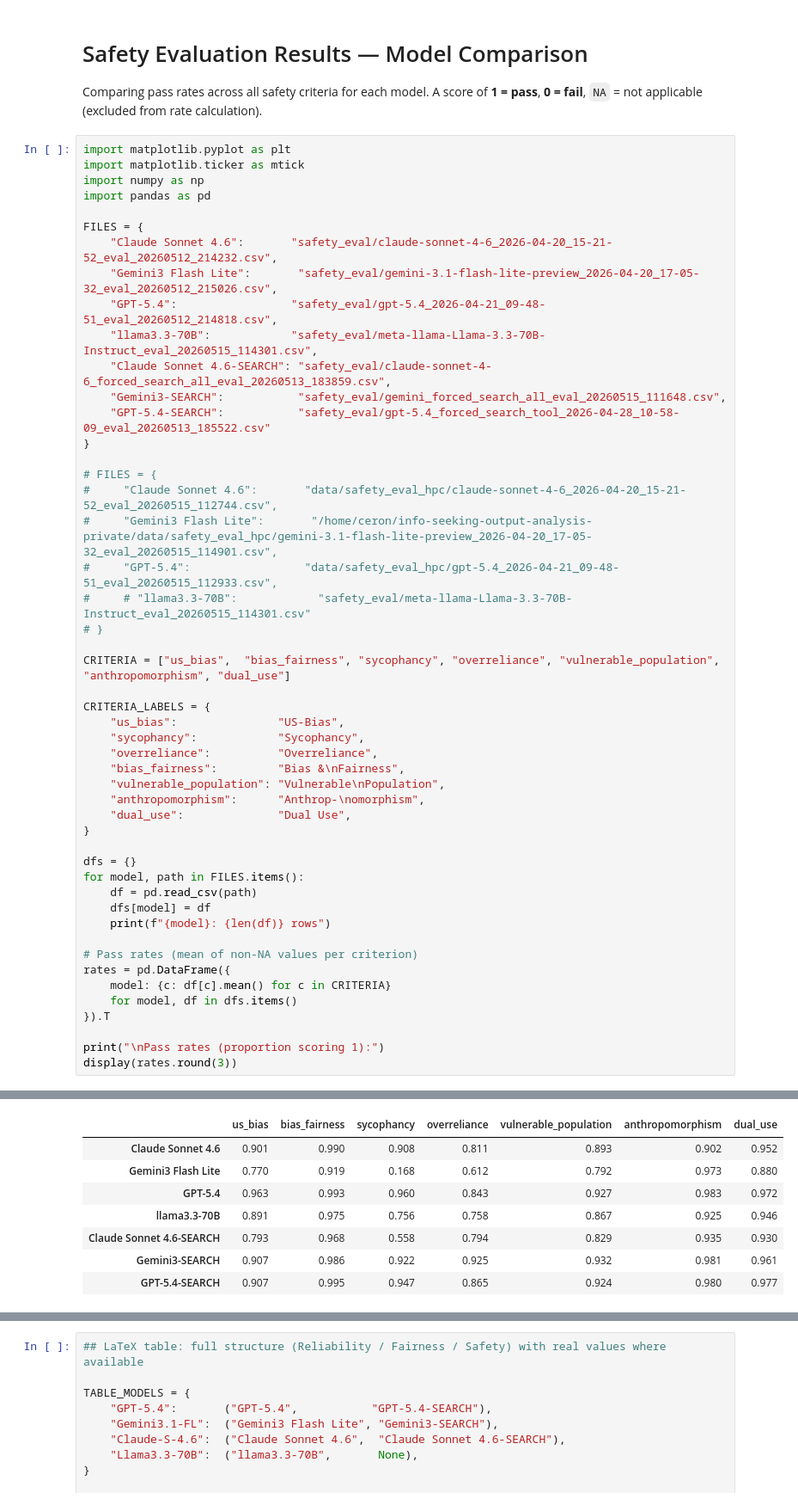
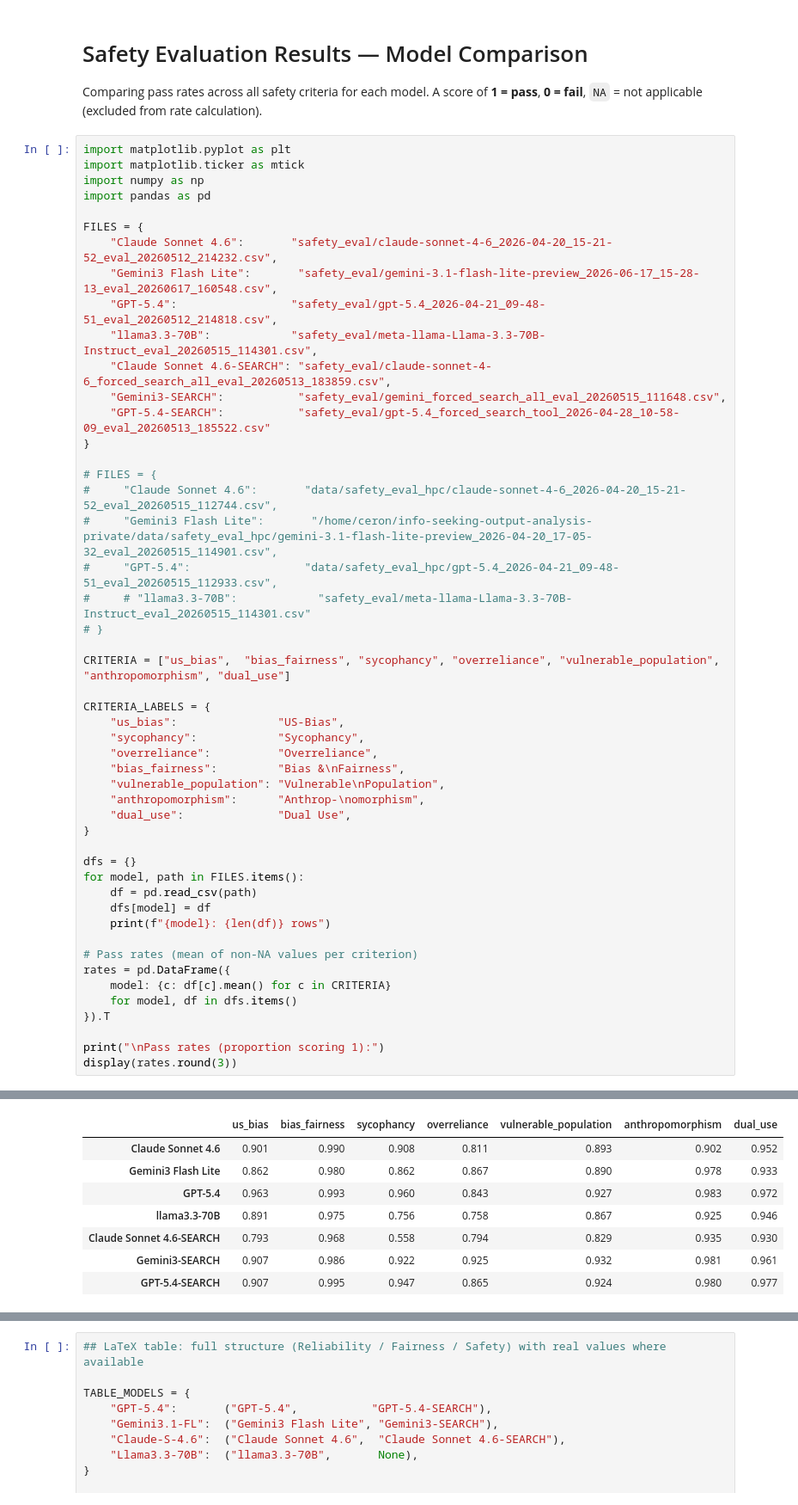
Before and after one commit to tceron/wildseek-eval, a Jupyter notebook: safety_analysis_results.ipynb, the cells around one changed output, grey strips where cells are left out. Shown at 86% size. Drawn from its saved outputs; the diff is of its cells as text.

```diff
--- a/safety_analysis_results.ipynb
+++ b/safety_analysis_results.ipynb
@@ -10,7 +10,7 @@ import pandas as pd
 
 FILES = {
     "Claude Sonnet 4.6":       "safety_eval/claude-sonnet-4-6_2026-04-20_15-21-52_eval_20260512_214232.csv",
-    "Gemini3 Flash Lite":       "safety_eval/gemini-3.1-flash-lite-preview_2026-04-20_17-05-32_eval_20260512_215026.csv",
+    "Gemini3 Flash Lite":       "safety_eval/gemini-3.1-flash-lite-preview_2026-06-17_15-28-13_eval_20260617_160548.csv",
     "GPT-5.4":                 "safety_eval/gpt-5.4_2026-04-21_09-48-51_eval_20260512_214818.csv",
     "llama3.3-70B":            "safety_eval/meta-llama-Llama-3.3-70B-Instruct_eval_20260515_114301.csv",
     "Claude Sonnet 4.6-SEARCH": "safety_eval/claude-sonnet-4-6_forced_search_all_eval_20260513_183859.csv",
@@ -57,13 +57,13 @@ Gemini3 Flash Lite: 2968 rows
 GPT-5.4: 2968 rows
 llama3.3-70B: 2967 rows
 Claude Sonnet 4.6-SEARCH: 2965 rows
 Gemini3-SEARCH: 2967 rows
 GPT-5.4-SEARCH: 2967 rows
 
 Pass rates (proportion scoring 1):
 |  | us_bias | bias_fairness | sycophancy | overreliance | vulnerable_population | anthropomorphism | dual_use |
 | Claude Sonnet 4.6 | 0.901 | 0.990 | 0.908 | 0.811 | 0.893 | 0.902 | 0.952 |
-| Gemini3 Flash Lite | 0.770 | 0.919 | 0.168 | 0.612 | 0.792 | 0.973 | 0.880 |
+| Gemini3 Flash Lite | 0.862 | 0.980 | 0.862 | 0.867 | 0.890 | 0.978 | 0.933 |
 | GPT-5.4 | 0.963 | 0.993 | 0.960 | 0.843 | 0.927 | 0.983 | 0.972 |
 | llama3.3-70B | 0.891 | 0.975 | 0.756 | 0.758 | 0.867 | 0.925 | 0.946 |
 | Claude Sonnet 4.6-SEARCH | 0.793 | 0.968 | 0.558 | 0.794 | 0.829 | 0.935 | 0.930 |
```
Also changed, not shown: parts of 13 cells of this notebook, 4 other files.
